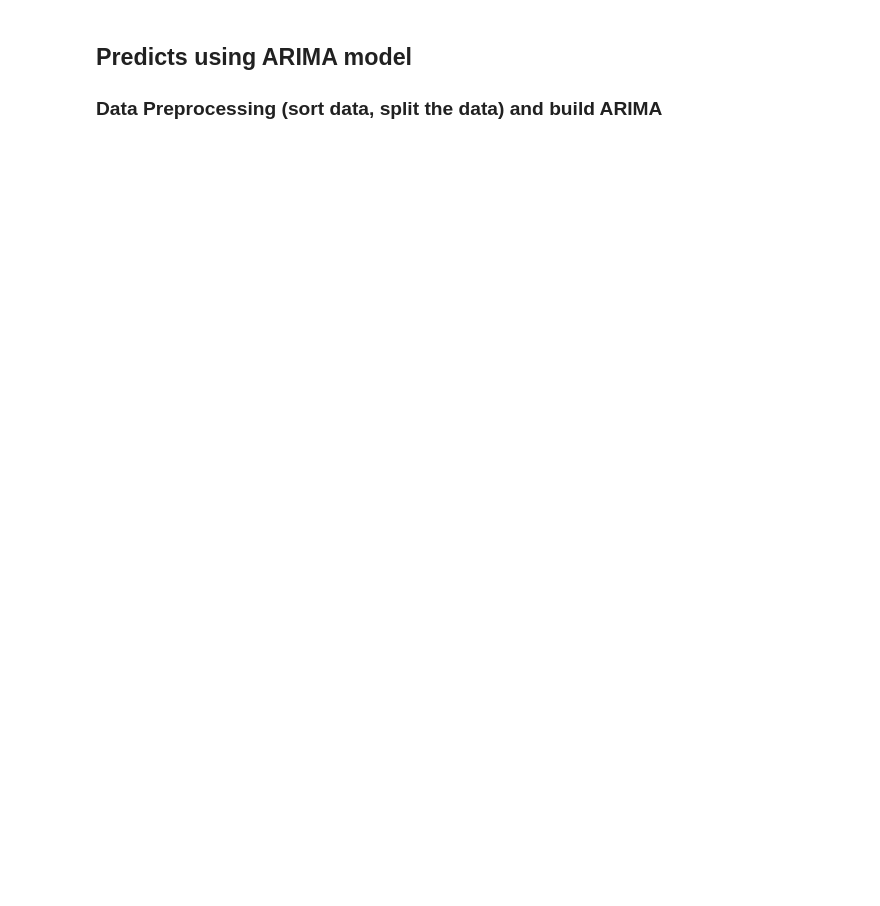
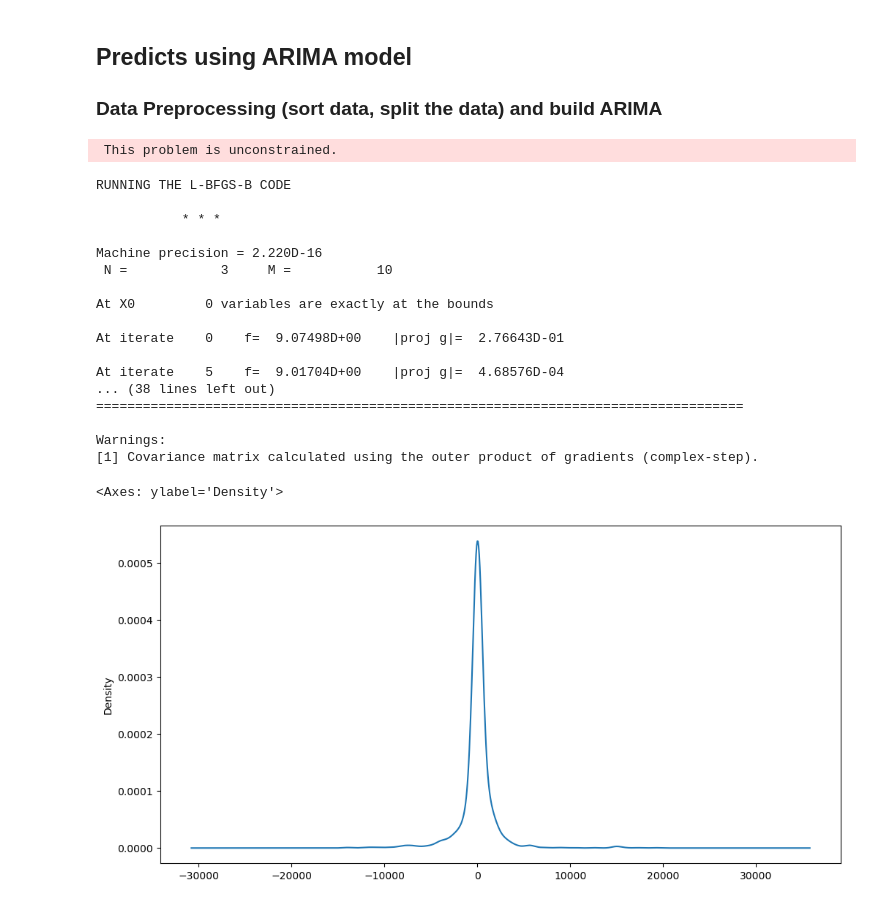
Before and after one commit to nursahiraa/fyp, a Jupyter notebook: fypdata/fypdatatest/ARIMA.ipynb, the cells around one changed output. Saved outputs shown, nothing was run; the diff lists cells and outputs as text; code cells hidden in the pictures; blank space fills up the shorter version.

```diff
--- a/fypdata/fypdatatest/ARIMA.ipynb
+++ b/fypdata/fypdatatest/ARIMA.ipynb
@@ -102,8 +154,55 @@ result = plot_pacf(df_grouped['Seasonal Difference'].dropna())
 # %% [markdown]
 ## Predicts using ARIMA model
 ### Data Preprocessing (sort data, split the data) and build ARIMA
-# %%
-# sort by date order
-df_grouped = df_grouped.sort_values(by='date')
-
-# split the data into training set 70% and test set 30%
+# %%
+#Build Arima with Udemy
+#Choose the values of p and q based on the acf and pacf
+
+#strong seasonal pattern, might increase p and q
+
+#These values imply that: in order and seasonal order values
+# No autoregressive terms (p=0)
+# Differencing (d=1)
+# No moving average terms (q=0)
+# Seasonal autoregressive terms (P=1)
+# Seasonal differencing (D=1)
+# Seasonal moving average terms (Q=1)
+# Seasonal period (s=12, which implies yearly seasonality if your data is daily)
+
+# try:
+#     model = sm.tsa.statespace.SARIMAX(df_grouped['cases_new'],order=(1,1,1), seasonal_order=(1,1,1,12), enforce_stationarity=False, enforce_invertibility=False) #try toggle the data ,change the values of p,d,q to resolve the unconstrained problem
+#     results = model.fit()
+#     print(results.summary())
+#     results.resid.plot(kind= 'kde')
+# except Exception as e:
+#     print("Error fitting model: " + e)
+
+model = sm.tsa.statespace.SARIMAX(df_grouped['cases_new'],order=(0,0,0), seasonal_order=(1,1,1,12))
+results = model.fit()
+print(results.summary())
+
+# residual values has the error based off what it would predict for all original data
+# results.resid
+# results.resid.plot()
+results.resid.plot(kind= 'kde')
+# %% [output]
+ This problem is unconstrained.
+RUNNING THE L-BFGS-B CODE
+
+           * * *
+
+Machine precision = 2.220D-16
+ N =            3     M =           10
+
+At X0         0 variables are exactly at the bounds
+
+At iterate    0    f=  9.07498D+00    |proj g|=  2.76643D-01
+
+At iterate    5    f=  9.01704D+00    |proj g|=  4.68576D-04
+... (38 lines left out)
+===================================================================================
+
+Warnings:
+[1] Covariance matrix calculated using the outer product of gradients (complex-step).
+<Axes: ylabel='Density'>
+[figure, added]
```
Also changed, not shown: parts of 7 cells of this notebook, 1 other file.
